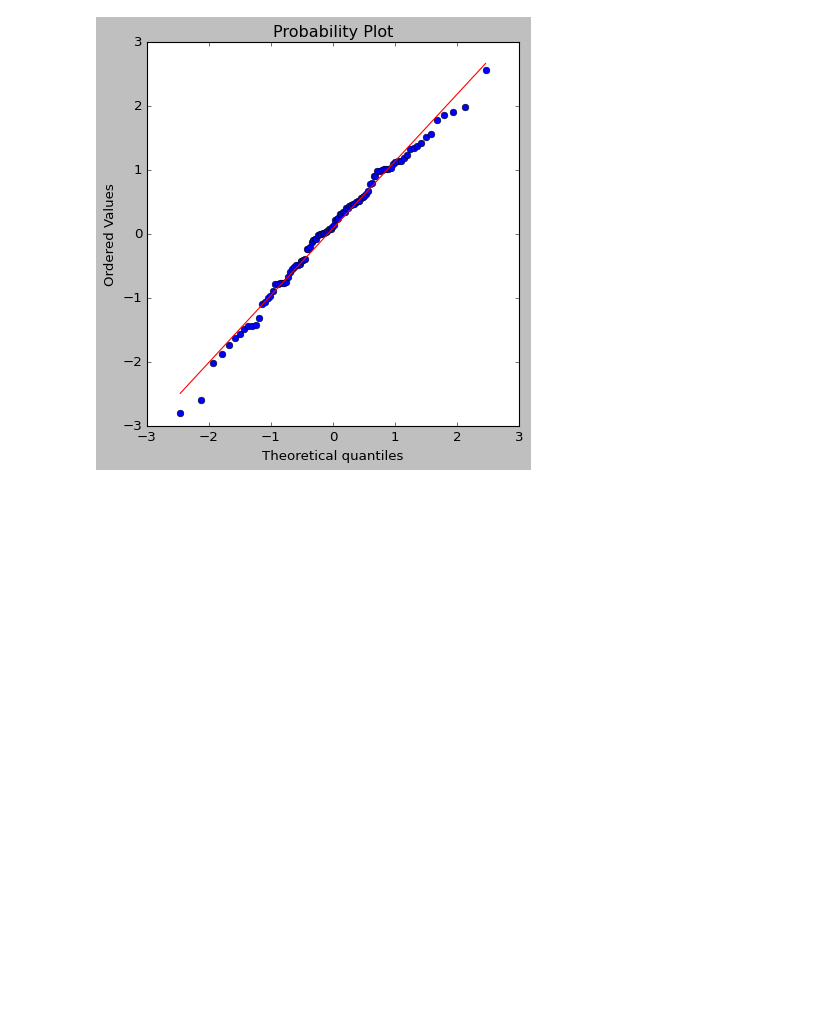
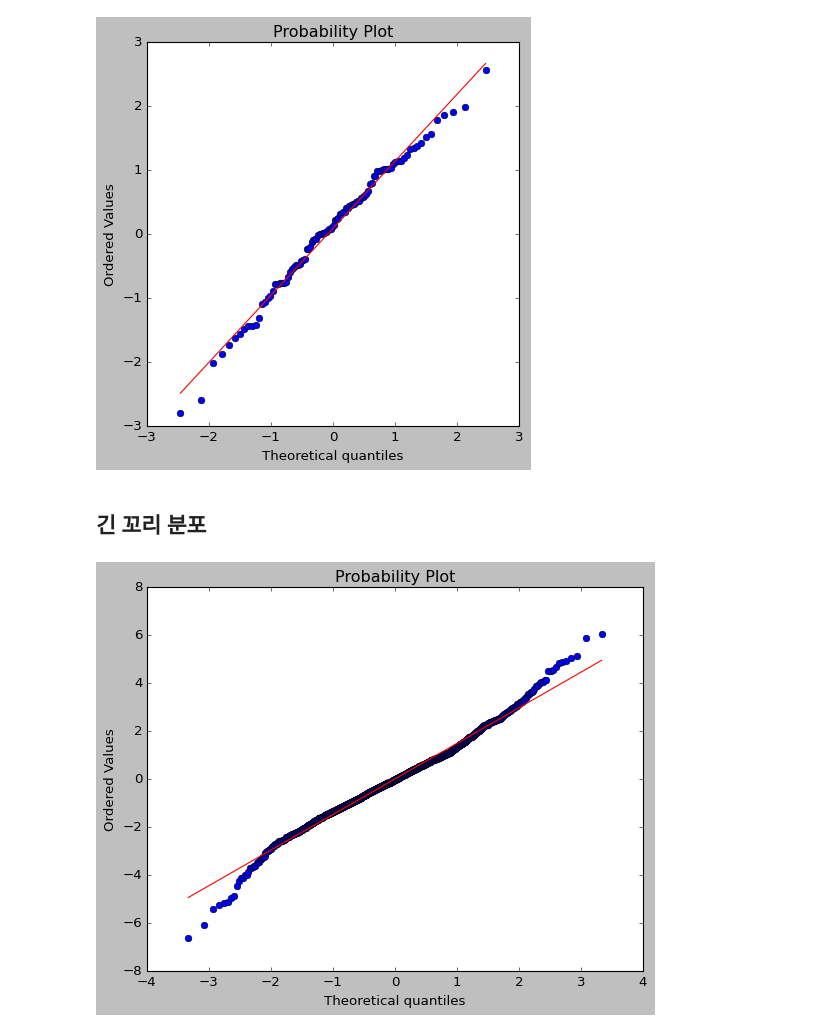
Before and after one commit to Hosung-Ahn/StatisticsForData, a Jupyter notebook: Chapter2-data_and_sample/note.ipynb, the cells around one changed output. Drawn from its saved outputs; the diff is of its cells as text; code cells hidden in the pictures; blank space fills up the shorter version.

```diff
--- a/Chapter2-data_and_sample/note.ipynb
+++ b/Chapter2-data_and_sample/note.ipynb
@@ -109,3 +109,17 @@ stats.probplot(norm_sample, plot = plt)
 plt.show()
 # %% [output]
 [figure]
+# %% [markdown]
+## 긴 꼬리 분포
+# %%
+sp500_px = pd.read_csv('data/sp500_data.csv.gz')
+nflx = sp500_px.NFLX
+# %%
+# 주가가 오른 날 끼리의 차이(로그스케일)
+
+# 중간은 정규분포를 따르지만 꼬리 끝부분에 큰 이상치가 존재한다.
+data = np.diff(np.log(nflx[nflx>0]))
+stats.probplot(data, plot = plt)
+plt.show()
+# %% [output]
+[figure, added]
```
Also changed, not shown: parts of 1 cell of this notebook.
